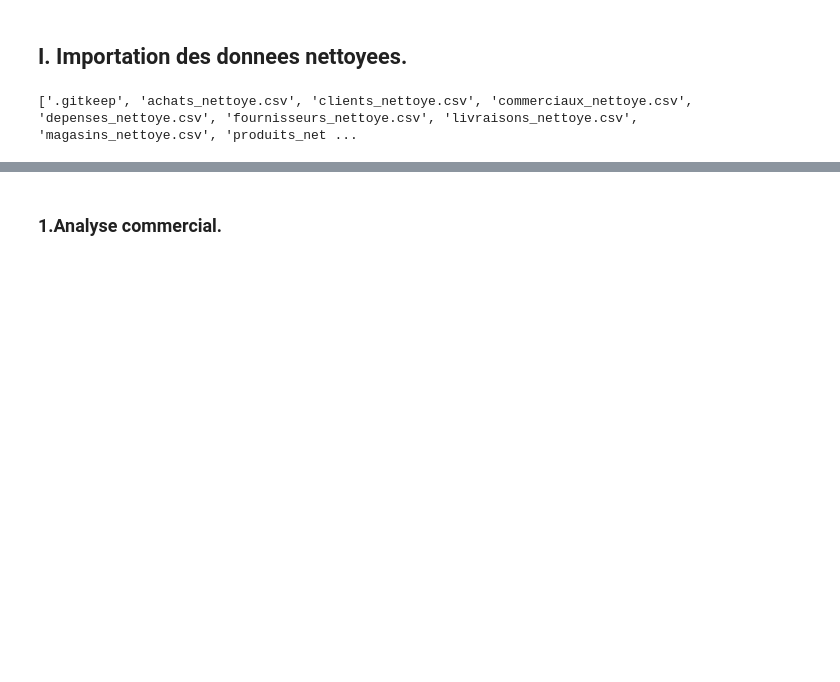
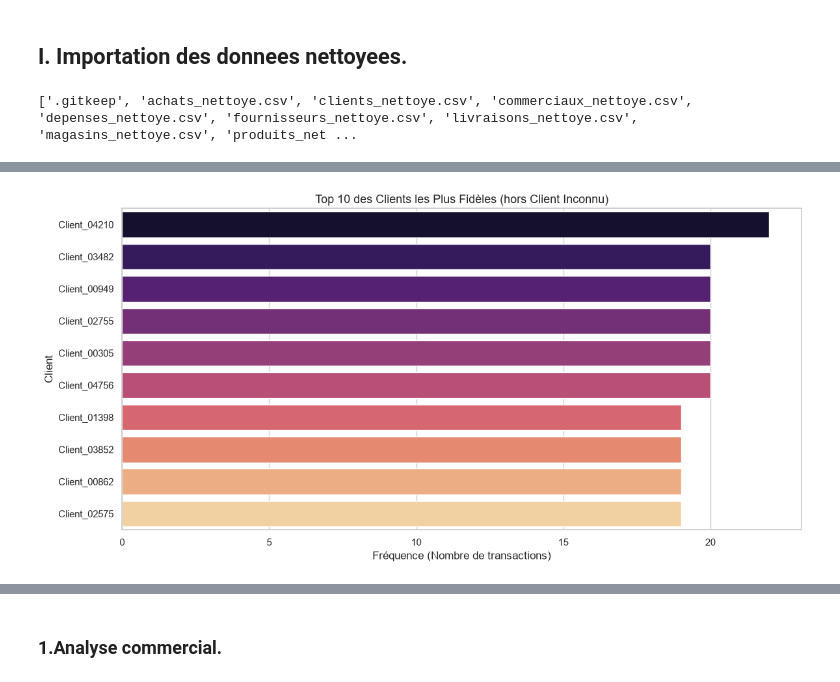
Before and after one commit to Agatte-Data/STAGE-DATA-ANALYST, a Jupyter notebook: 04_PYTHON/ANALYSE_APPROFONDIE.ipynb, the cells around one changed output, grey strips where cells are left out. Saved outputs shown, nothing was run; the diff lists cells and outputs as text; code cells hidden in the pictures; blank space fills up the shorter version.

```diff
--- a/04_PYTHON/ANALYSE_EXPLORATOIRE.ipynb
+++ b/04_PYTHON/ANALYSE_APPROFONDIE.ipynb
@@ -32,0 +394,83 @@ stocks = pd.read_csv(os.path.join(dossier_nettoye, "stocks_nettoye.csv"))
+# %%
+
+
+# 1. Filtrer les ventes validées et exclure le client inconnu
+ventes_valides = ventes[
+    ventes["statut_vente"].str.lower() == "validée"
+].copy()
+ventes_valides = ventes_valides[
+    ventes_valides["id_client"].notna()
+    & (ventes_valides["id_client"].astype(str).str.upper() != "CL_INCONNU")
+].copy()
+
+# 2. Formater la date et définir la date de référence (+1 jour standard RFM)
+ventes_valides["date_vente"] = pd.to_datetime(ventes_valides["date_vente"])
+date_reference = ventes_valides["date_vente"].max() + pd.Timedelta(days=1)
+
+# 3. Calculer Fréquence, CA total, Panier moyen et Récence par client
+fidelite_client = ventes_valides.groupby("id_client", as_index=False).agg(
+    frequence=("id_vente", "nunique"),
+    ca_total=("chiffre_affaire_net", "sum"),
+    panier_moyen=("chiffre_affaire_net", "mean"),
+    derniere_vente=("date_vente", "max"),
+)
+
+fidelite_client["recence_jours"] = (
+    date_reference - fidelite_client["derniere_vente"]
+).dt.days
+
+# 4. Joindre les informations clients et exclure à nouveau si besoin
+fidelite_client = pd.merge(
+    fidelite_client,
+    clients[["id_client", "nom_client", "ville"]],
+    on="id_client",
+    how="left",
+)
+fidelite_client = fidelite_client[
+    fidelite_client["id_client"].astype(str).str.upper() != "CL_INCONNU"
+]
+
+# 5. Top 10 des clients les plus fidèles
+top_fidelite = (
+    fidelite_client.sort_values(
+        by=["frequence", "ca_total", "recence_jours"],
+        ascending=[False, False, True],
+    )
+    .head(10)
+    .reset_index(drop=True)
+)
+
+colonnes_affichage = [
+    "id_client",
+    "nom_client",
+    "ville",
+    "ca_total",
+    "recence_jours",
+    "frequence",
+    "panier_moyen",
+]
+top_fidelite_affichage = top_fidelite[colonnes_affichage]
+
+# 6. Visualisation
+plt.figure(figsize=(12, 6))
+sns.barplot(
+    data=top_fidelite_affichage, x="frequence", y="nom_client", palette="magma"
+)
+plt.title(
+    "Top 10 des Clients les Plus Fidèles (hors Client Inconnu)", fontsize=13
+)
+plt.xlabel("Fréquence (Nombre de transactions)")
+plt.ylabel("Client")
+plt.tight_layout()
+plt.show()
+
+# 7. Affichage du tableau
+display(
+    top_fidelite_affichage.style.format({
+        "ca_total": "{:,.2f}",
+        "panier_moyen": "{:,.2f}",
+        "recence_jours": "{:.0f} j",
+        "frequence": "{:.0f}",
+    })
+)
+# %% [output]
@@ -32,0 +480 @@ stocks = pd.read_csv(os.path.join(dossier_nettoye, "stocks_nettoye.csv"))
+[figure, added]
```
Also changed, not shown: parts of 46 cells of this notebook, 11 other files.
